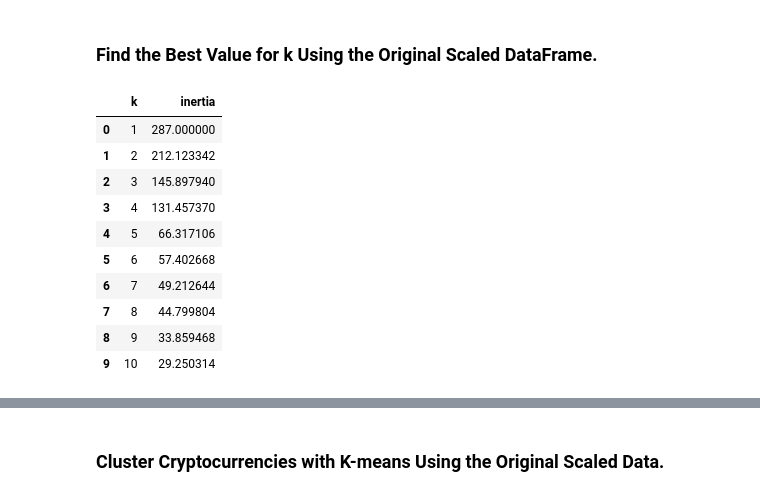
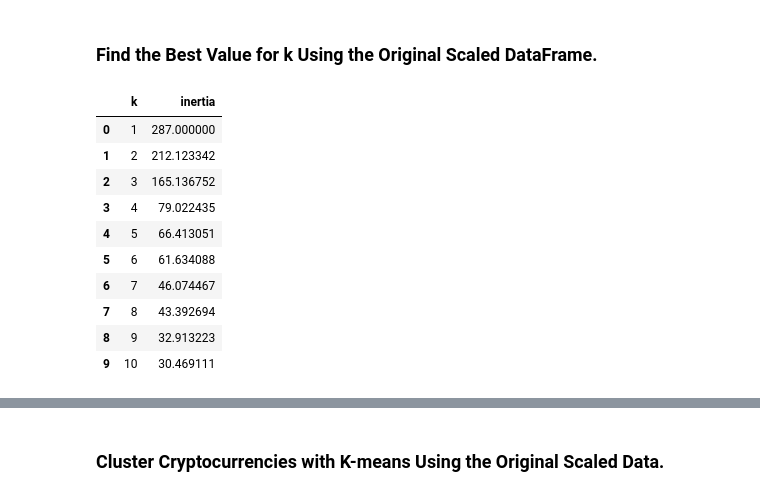
Before and after one commit to powshayneAI/CryptoClustering, a Jupyter notebook: Crypto_Clustering.ipynb, the cells around one changed output, grey strips where cells are left out. Saved outputs shown, nothing was run; the diff lists cells and outputs as text; code cells hidden in the pictures.

```diff
--- a/Crypto_Clustering.ipynb
+++ b/Crypto_Clustering.ipynb
@@ -100,37 +89,44 @@ scaled_market_df.head()
 # %%
 # Create a list with the number of k-values to try
 # Use a range from 1 to 11
 k = list(range(1,11))
 
 # Create an empty list to store the inertia values
 inertia = []
 
 # Create a for loop to compute the inertia with each possible value of k
 # Inside the loop:
 # 1. Create a KMeans model using the loop counter for the n_clusters
 # 2. Fit the model to the data using the scaled DataFrame
 # 3. Append the model.inertia_ to the inertia list
 for i in k:
+    model = KMeans(n_clusters=i, n_init='auto', random_state=1)
+    model.fit(scaled_market_df)
+    inertia.append(model.inertia_)
 
 # Create a dictionary with the data to plot the Elbow curve
-
+elbow_data = {
+    'k' : k,
+    'inertia' : inertia
+}
 
 # Create a DataFrame with the data to plot the Elbow curve
-
+df_elbow = pd.DataFrame(elbow_data)
 
 # Display the DataFrame
+df_elbow
 # %% [output]
 |  | k | inertia |
 | 0 | 1 | 287.000000 |
 | 1 | 2 | 212.123342 |
-| 2 | 3 | 145.897940 |
-| 3 | 4 | 131.457370 |
-| 4 | 5 | 66.317106 |
-| 5 | 6 | 57.402668 |
-| 6 | 7 | 49.212644 |
-| 7 | 8 | 44.799804 |
-| 8 | 9 | 33.859468 |
-| 9 | 10 | 29.250314 |
+| 2 | 3 | 165.136752 |
+| 3 | 4 | 79.022435 |
+| 4 | 5 | 66.413051 |
+| 5 | 6 | 61.634088 |
+| 6 | 7 | 46.074467 |
+| 7 | 8 | 43.392694 |
+| 8 | 9 | 32.913223 |
+| 9 | 10 | 30.469111 |
 # %%
 # Plot a line chart with all the inertia values computed with
 # the different values of k to visually identify the optimal value for k.
```
Also changed, not shown: parts of 9 cells of this notebook.
